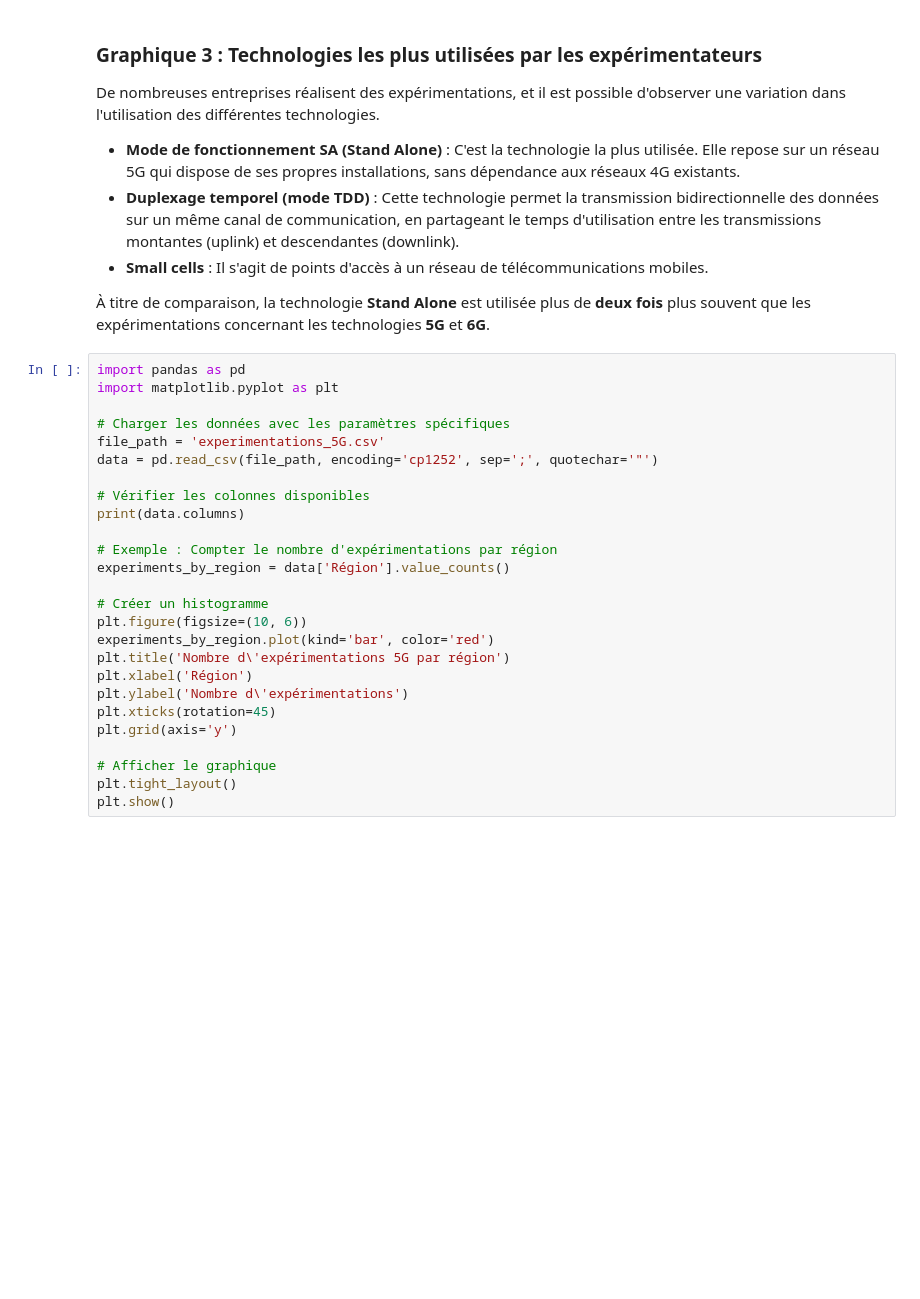
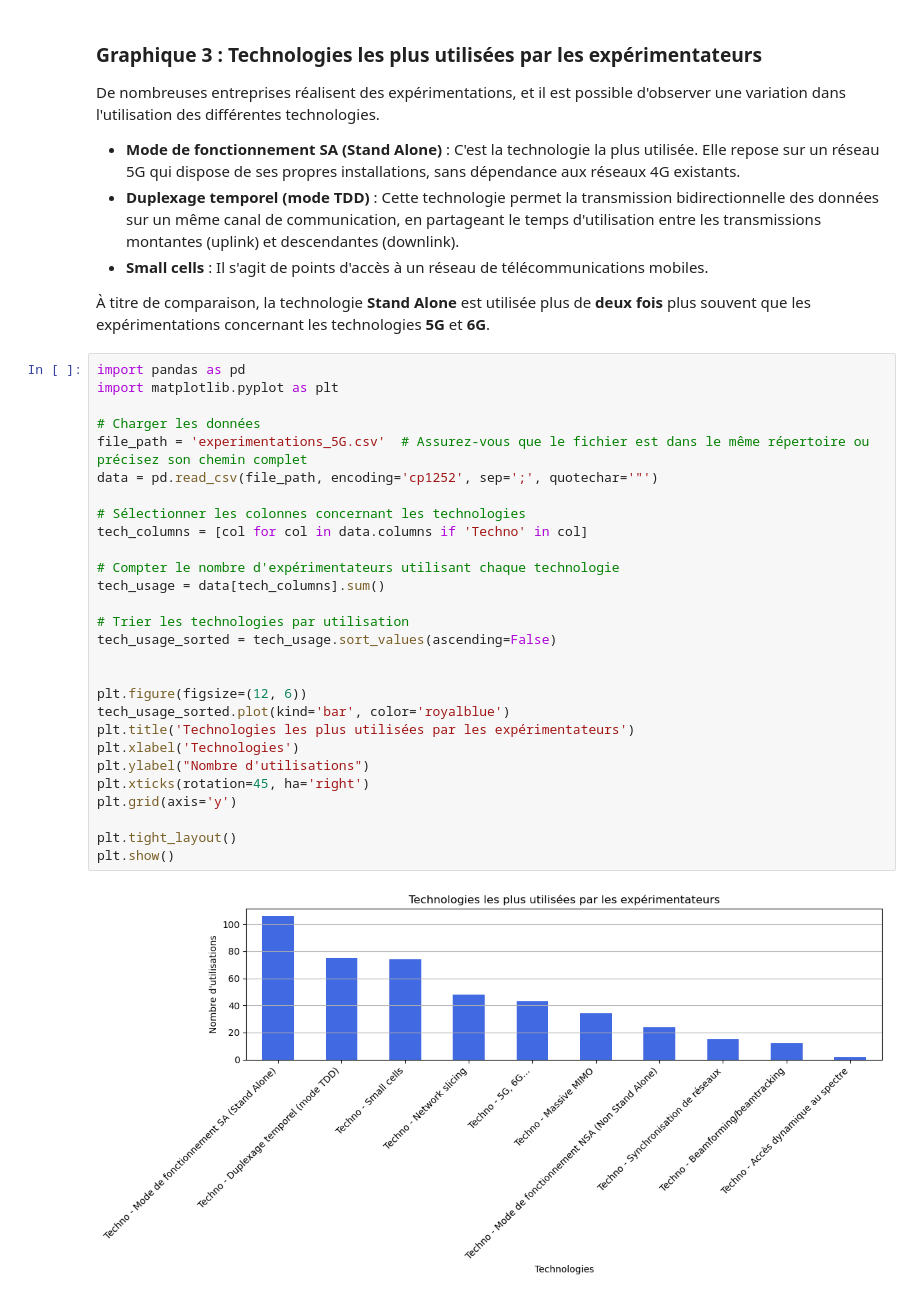
Before and after one commit to Leocqrl/SAE15, a Jupyter notebook: Bilan.ipynb, the cells around one changed output. Saved outputs shown, nothing was run; the diff lists cells and outputs as text; blank space fills up the shorter version.

Commit message:
bilan graph3

```diff
--- a/Bilan.ipynb
+++ b/Bilan.ipynb
@@ -105,26 +126,30 @@ De nombreuses entreprises réalisent des expérimentations, et il est possible d
 # %%
 import pandas as pd
 import matplotlib.pyplot as plt
 
-# Charger les données avec les paramètres spécifiques
-file_path = 'experimentations_5G.csv'
+# Charger les données
+file_path = 'experimentations_5G.csv'  # Assurez-vous que le fichier est dans le même répertoire ou précisez son chemin complet
 data = pd.read_csv(file_path, encoding='cp1252', sep=';', quotechar='"')
 
-# Vérifier les colonnes disponibles
-print(data.columns)
+# Sélectionner les colonnes concernant les technologies
+tech_columns = [col for col in data.columns if 'Techno' in col]
 
-# Exemple : Compter le nombre d'expérimentations par région
-experiments_by_region = data['Région'].value_counts()
+# Compter le nombre d'expérimentateurs utilisant chaque technologie
+tech_usage = data[tech_columns].sum()
 
-# Créer un histogramme
-plt.figure(figsize=(10, 6))
-experiments_by_region.plot(kind='bar', color='red')
-plt.title('Nombre d\'expérimentations 5G par région')
-plt.xlabel('Région')
-plt.ylabel('Nombre d\'expérimentations')
-plt.xticks(rotation=45)
+# Trier les technologies par utilisation
+tech_usage_sorted = tech_usage.sort_values(ascending=False)
+
+
+plt.figure(figsize=(12, 6))
+tech_usage_sorted.plot(kind='bar', color='royalblue')
+plt.title('Technologies les plus utilisées par les expérimentateurs')
+plt.xlabel('Technologies')
+plt.ylabel("Nombre d'utilisations")
+plt.xticks(rotation=45, ha='right')
 plt.grid(axis='y')
 
-# Afficher le graphique
 plt.tight_layout()
 plt.show()
+# %% [output]
+[figure, added]
```
Also changed, not shown: parts of 1 cell of this notebook.
